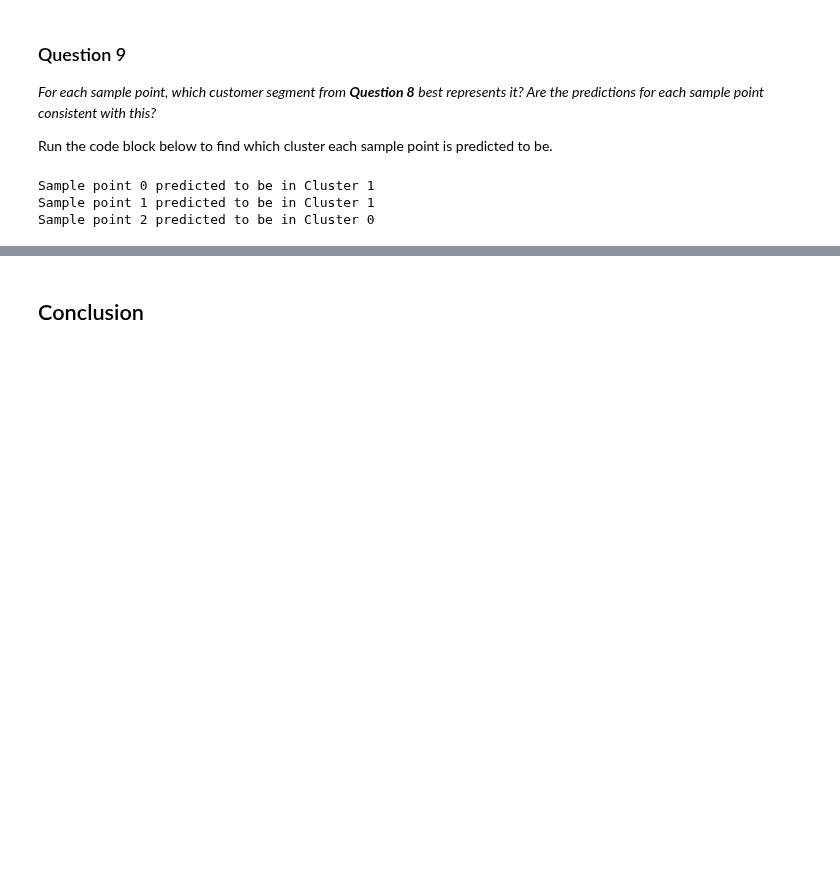
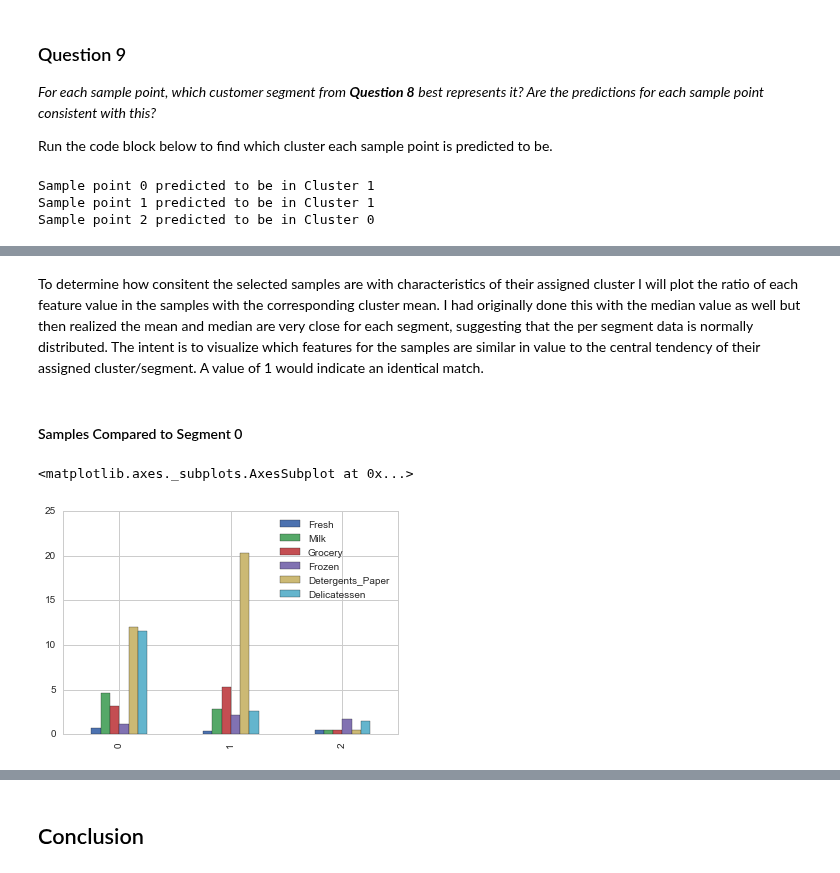
Before and after one commit to baumanab/Udacity_MachineLearningEngineer_ND, a Jupyter notebook: projects/creating_customer_segments/customer_segments.ipynb, the cells around one changed output, grey strips where cells are left out. Saved outputs shown, nothing was run; the diff lists cells and outputs as text; code cells hidden in the pictures; blank space fills up the shorter version.

```diff
--- a/projects/creating_customer_segments/customer_segments.ipynb
+++ b/projects/creating_customer_segments/customer_segments.ipynb
@@ -610,0 +632,12 @@ Sample point 2 predicted to be in Cluster 0
+# %% [markdown]
+To determine how consitent the selected samples are with characteristics of their assigned cluster I will plot the ratio of each feature value in the samples with the corresponding cluster mean. I had originally done this with the median value as well but then realized the mean and median are very close for each segment, suggesting that the per segment data is normally distributed.  The intent is to visualize which features for the samples are similar in value to the central tendency of their assigned cluster/segment. A value of 1 would indicate an identical match.
+# %%
+seg_mean= true_centers/good_mean
+samp_mean= samples/good_mean
+# %% [markdown]
+#### Samples Compared to Segment 0
+# %%
+(samp_mean/seg_mean.values[0]).plot(kind= 'bar')
+# %% [output]
+<matplotlib.axes._subplots.AxesSubplot at 0x...>
+[figure, added]
```
Also changed, not shown: parts of 11 cells of this notebook.
